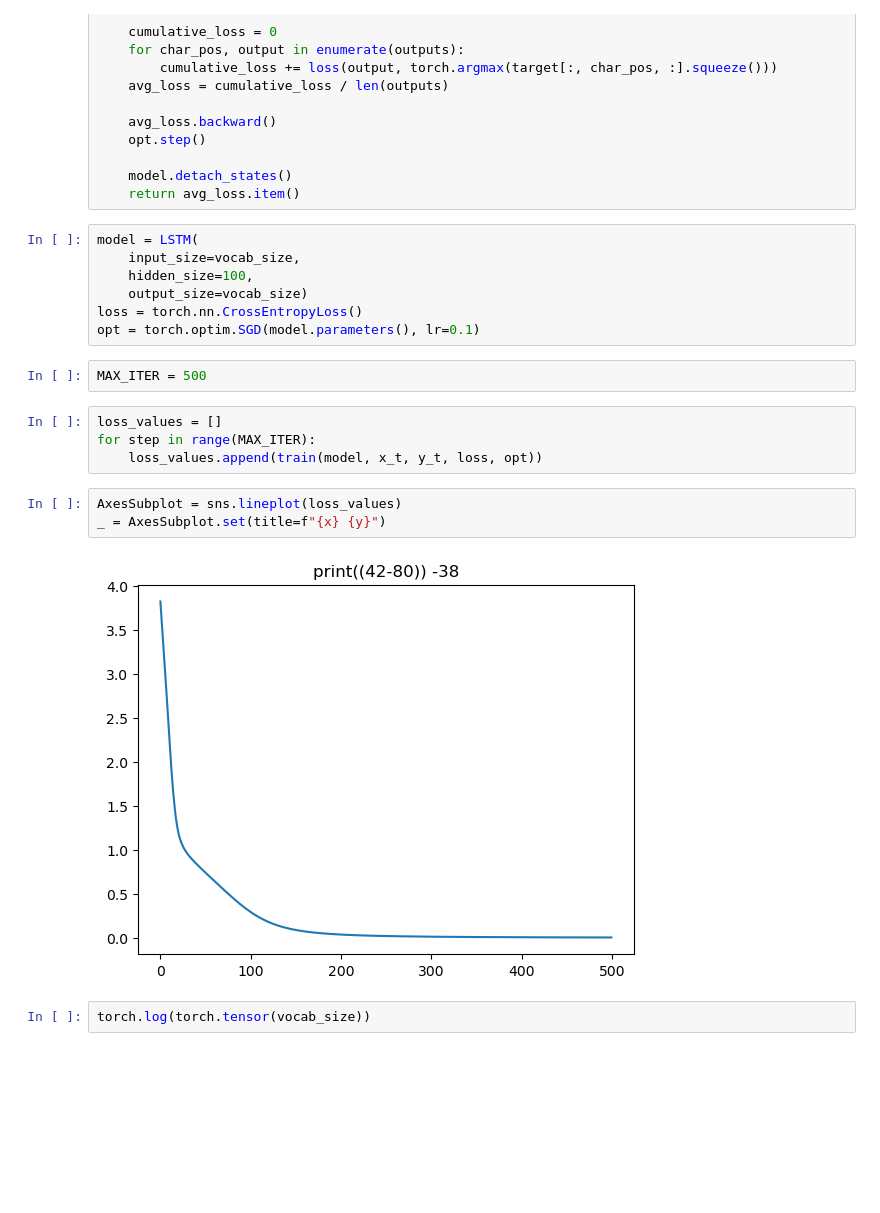
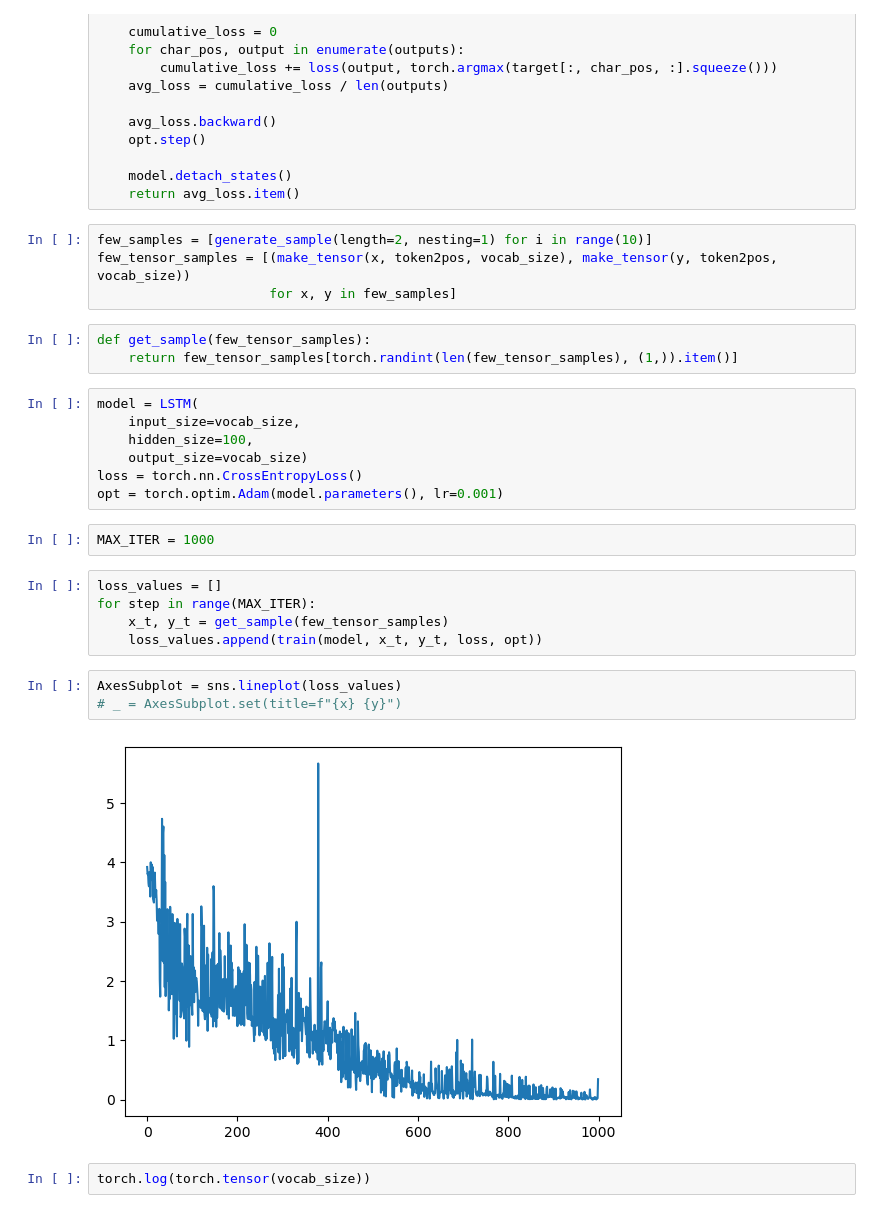
Before and after one commit to flavio2018/lte, a Jupyter notebook: notebooks/0.2_build_training_loop.ipynb, the cells around one changed output. Cells and saved outputs as stored; diff of their text form; blank space fills up the shorter version.

```diff
--- a/notebooks/0.2_build_training_loop.ipynb
+++ b/notebooks/0.2_build_training_loop.ipynb
@@ -83,24 +83,32 @@ def train(model, sample, target, loss, opt):
 
     model.detach_states()
     return avg_loss.item()
+# %%
+few_samples = [generate_sample(length=2, nesting=1) for i in range(10)]
+few_tensor_samples = [(make_tensor(x, token2pos, vocab_size), make_tensor(y, token2pos, vocab_size))
+                      for x, y in few_samples]
+# %%
+def get_sample(few_tensor_samples):
+    return few_tensor_samples[torch.randint(len(few_tensor_samples), (1,)).item()]
 # %%
 model = LSTM(
     input_size=vocab_size,
     hidden_size=100,
     output_size=vocab_size)
 loss = torch.nn.CrossEntropyLoss()
-opt = torch.optim.SGD(model.parameters(), lr=0.1)
+opt = torch.optim.Adam(model.parameters(), lr=0.001)
 # %%
-MAX_ITER = 500
+MAX_ITER = 1000
 # %%
 loss_values = []
 for step in range(MAX_ITER):
+    x_t, y_t = get_sample(few_tensor_samples)
     loss_values.append(train(model, x_t, y_t, loss, opt))
 # %%
 AxesSubplot = sns.lineplot(loss_values)
-_ = AxesSubplot.set(title=f"{x} {y}")
+# _ = AxesSubplot.set(title=f"{x} {y}")
 # %% [output]
-[figure, old version]
+[figure, new version]
 # %%
 torch.log(torch.tensor(vocab_size))
 # %% [output]
```
Also changed, not shown: parts of 2 cells of this notebook.
